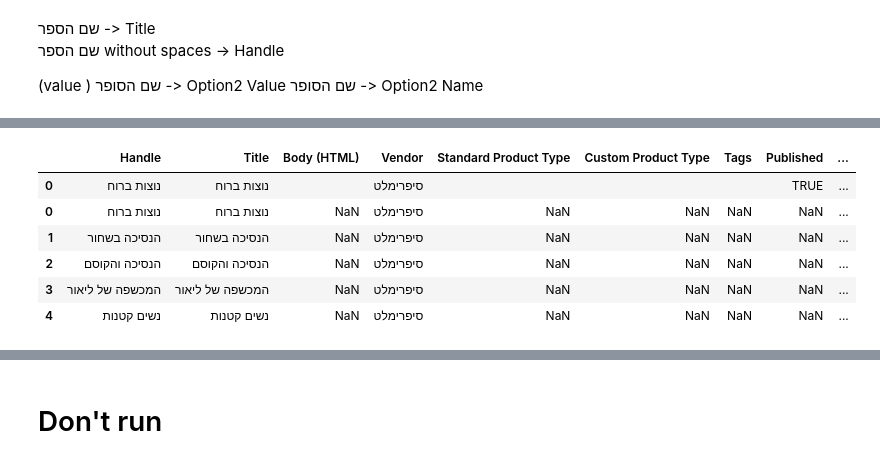
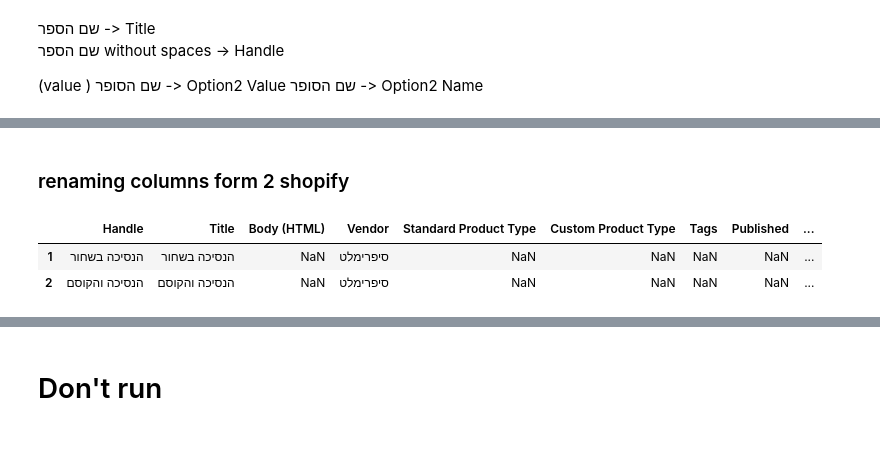
Before and after one commit to CuteCat24/sifrimalt, a Jupyter notebook: laptop_sifrimalt_form_to_shopify.ipynb, the cells around one changed output, grey strips where cells are left out. Saved outputs shown, nothing was run; the diff lists cells and outputs as text; code cells hidden in the pictures.

```diff
--- a/laptop_sifrimalt_form_to_shopify.ipynb
+++ b/laptop_sifrimalt_form_to_shopify.ipynb
@@ -77,0 +75,3 @@ for i, column in enumerate(form_response.columns):
+# %%
+form_response_filtered = form_response[form_response['new in shop'] == 'TRUE']
+form_response_filtered = form_response_filtered[form_response_filtered['מחיר'] != ""]
@@ -78,8 +84,10 @@ for i, column in enumerate(form_response.columns):
+# %% [markdown]
+### renaming  columns form 2 shopify
 # %%
 
-tmp_table = form_response[['שם הספר', 'שם  הסופר',
+tmp_table = form_response_filtered[['שם הספר', 'שם  הסופר',
               'לאיזה גיל הספר?', 'מצב הספר',
-              'צלמו תמונה של הכריכה הקדמית והאחורית של הספר',
+              'צלמו תמונה של הכריכה הקדמית של הספר',
               'מחיר']]
 
 tmp_table = tmp_table.rename(
@@ -91,36 +99,35 @@ tmp_table = tmp_table.rename(
 )
 
 new_table = pd.concat([form_response_shopify, tmp_table])
 new_table['Handle'] = new_table['Title']
 # TODO(galia): add comment
 new_table['Option3 Value'].replace(to_replace='5', value='כמו חדש', inplace=True)
 new_table['Option3 Value'].replace(to_replace='4', value='כמו חדש', inplace=True)
 new_table['Option3 Value'].replace(to_replace='3', value='בסדר', inplace=True)
 new_table['Option3 Value'].replace(to_replace='2', value='משומש', inplace=True)
 new_table['Option3 Value'].replace(to_replace='1', value='משומש מאוד', inplace=True)
 
 # TODO(galia): add comment
 new_table['Image Src'] = new_table['Image Src'].str.split(pat=", ", expand=True)[0]
 new_table['Image Src'] = new_table['Image Src'].str.replace(pat='https://drive.google.com/open\?id', repl='https://docs.google.com/uc?export=download&confirm=no_antivirus&id')
 
 # TODO(galia): add comment
 new_table['Option1 Name'] = 'כיתה'
 new_table['Option2 Name'] = 'סופר'
 new_table['Option3 Name'] = 'מצב הספר'
 new_table['Vendor']='סיפרימלט'
 new_table['Status'] = 'active'
 new_table['Variant Inventory Policy'] = 'deny'
 new_table['Variant Fulfillment Service'] = 'manual'
 new_table['Gift Card'] = False
 new_table['Variant Inventory Qty'] = 1
 new_table['Variant Inventory Tracker'] = 'shopify'
 
+# Filter books from Shopify template
+new_table = new_table[new_table['Published'] != 'TRUE']
+
 new_table
 # %% [output]
 |  | Handle | Title | Body (HTML) | Vendor | Standard Product Type | Custom Product Type | Tags | Published | ... |
-| 0 | נוצות ברוח | נוצות ברוח |  | סיפרימלט |  |  |  | TRUE | ... |
-| 0 | נוצות ברוח | נוצות ברוח | NaN | סיפרימלט | NaN | NaN | NaN | NaN | ... |
 | 1 | הנסיכה בשחור | הנסיכה בשחור | NaN | סיפרימלט | NaN | NaN | NaN | NaN | ... |
 | 2 | הנסיכה והקוסם | הנסיכה והקוסם | NaN | סיפרימלט | NaN | NaN | NaN | NaN | ... |
-| 3 | המכשפה של ליאור | המכשפה של ליאור | NaN | סיפרימלט | NaN | NaN | NaN | NaN | ... |
-| 4 | נשים קטנות | נשים קטנות | NaN | סיפרימלט | NaN | NaN | NaN | NaN | ... |
```
Also changed, not shown: parts of 15 cells of this notebook.
